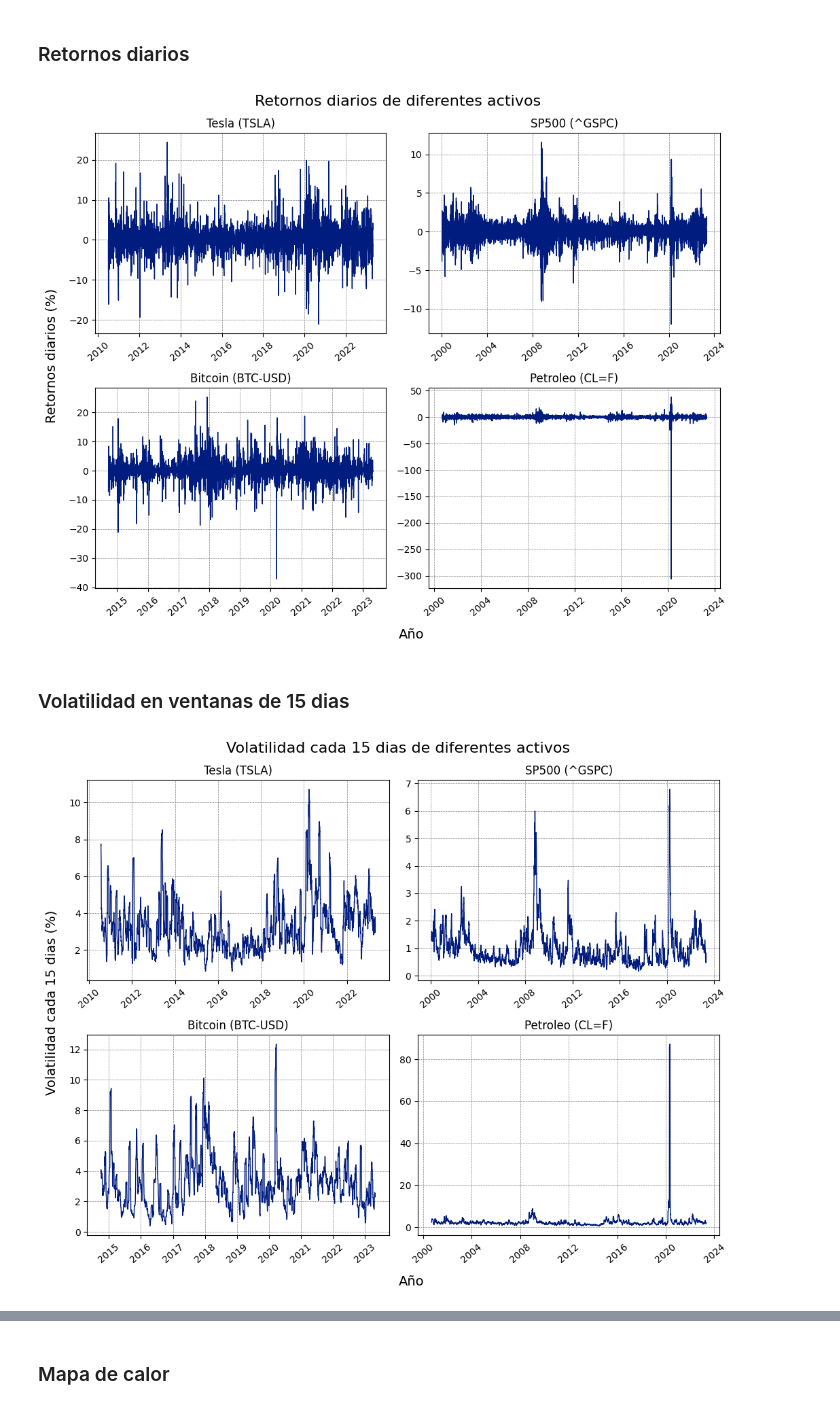
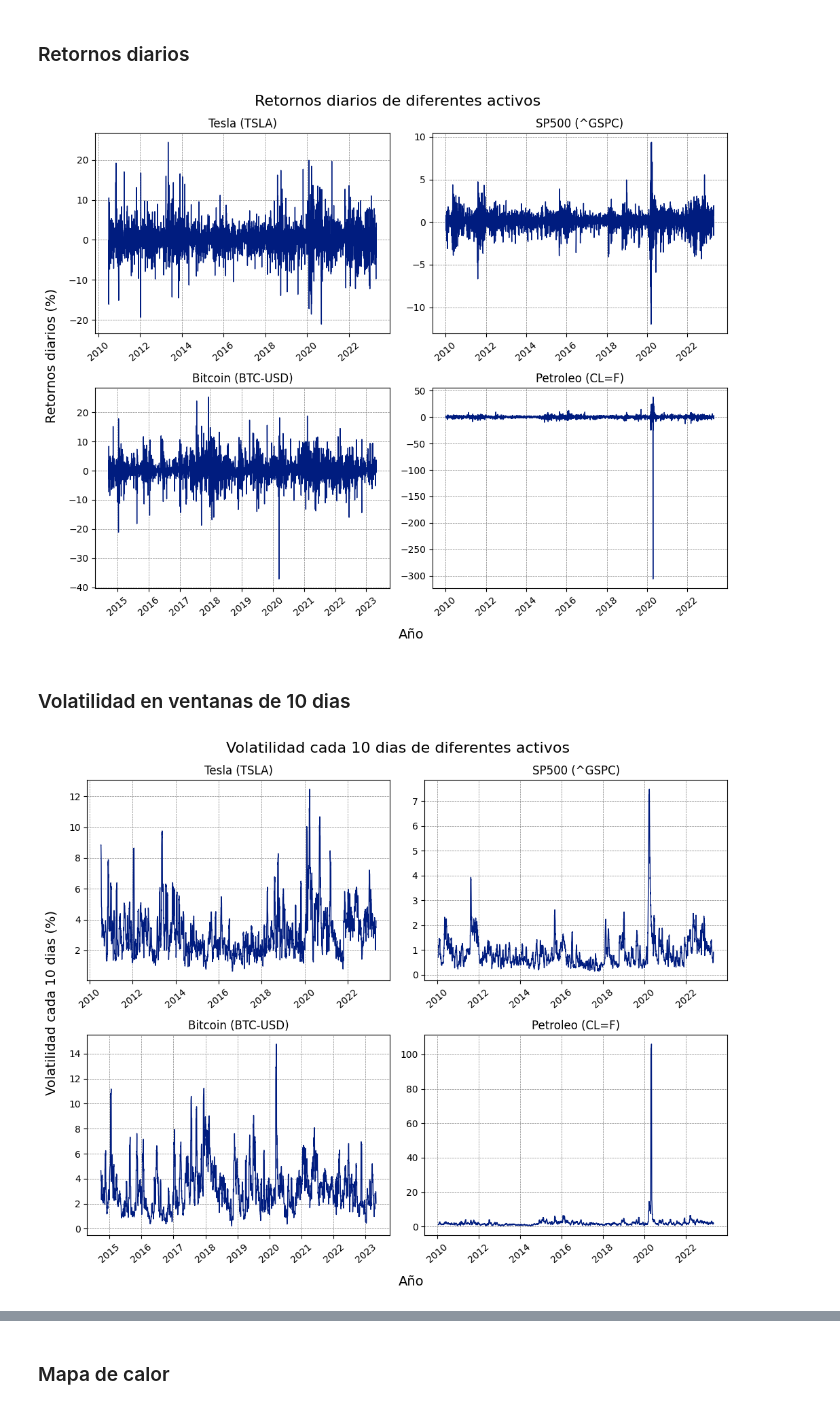
Before and after one commit to samuelvaler/TFM-PRICE-PREDICTION, a Jupyter notebook: Analisis_de_datos.ipynb, the cells around one changed output, grey strips where cells are left out. Drawn from its saved outputs; the diff is of its cells as text; code cells hidden in the pictures.

```diff
--- a/Analisis_de_datos.ipynb
+++ b/Analisis_de_datos.ipynb
@@ -25,7 +25,7 @@ from keras.wrappers.scikit_learn import KerasRegressor
 # %% [markdown]
 # Obtención y análisis de datos
 # %%
-fecha_inicio = '2000-01-01'
+fecha_inicio = '2010-01-01'
 fecha_fin = '2023-05-01'
 
 datos_tesla = yf.download('TSLA', start=fecha_inicio, end=fecha_fin)
@@ -216,40 +216,40 @@ fig.suptitle('Retornos diarios de diferentes activos', fontsize=16)
 plt.tight_layout()
 plt.show()
 # %% [output]
-[figure, old version]
+[figure, new version]
 # %% [markdown]
-### Volatilidad en ventanas de 15 dias
+### Volatilidad en ventanas de 10 dias
 # %%
 sns.set_palette('dark')
 
 # Calcular la volatilidad diaria en ventanas de tiempo
-window = 15
+window = 10
 volatility_tesla = datos_tesla['Adj Close'].pct_change().rolling(window=window).std() * 100
 volatility_sp500 = datos_sp500['Adj Close'].pct_change().rolling(window=window).std() * 100
 volatility_bitcoin = datos_bitcoin['Adj Close'].pct_change().rolling(window=window).std() * 100
 volatility_petroleo = datos_petroleo['Adj Close'].pct_change().rolling(window=window).std() * 100
 
 fig, axs = plt.subplots(nrows=2, ncols=2, figsize=(10, 8))
 for ax in axs.flat:
     ax.grid(True, linestyle='--', linewidth=0.5, color='grey')
 
 axs[0, 0].plot(volatility_tesla, linewidth=1)
 axs[0, 0].set_title('Tesla (TSLA)')
 axs[0, 1].plot(volatility_sp500, linewidth=1)
 axs[0, 1].set_title('SP500 (^GSPC)')
 axs[1, 0].plot(volatility_bitcoin, linewidth=1)
 axs[1, 0].set_title('Bitcoin (BTC-USD)')
 axs[1, 1].plot(volatility_petroleo, linewidth=1)
 axs[1, 1].set_title('Petroleo (CL=F)')
 
 for ax in axs.flat:
     ax.tick_params(axis='x', labelrotation=40)
 fig.text(0.52, -0.02, 'Año', ha='center', fontsize=14)
-fig.text(-0.02, 0.5, 'Volatilidad cada 15 dias (%)', va='center', rotation='vertical', fontsize=14)
-fig.suptitle('Volatilidad cada 15 dias de diferentes activos', fontsize=16)
+fig.text(-0.02, 0.5, 'Volatilidad cada 10 dias (%)', va='center', rotation='vertical', fontsize=14)
+fig.suptitle('Volatilidad cada 10 dias de diferentes activos', fontsize=16)
 
 plt.tight_layout()
 plt.show()
 # %% [output]
-[figure, old version]
+[figure, new version]
 # %% [markdown]
```
Also changed, not shown: parts of 5 cells of this notebook.
